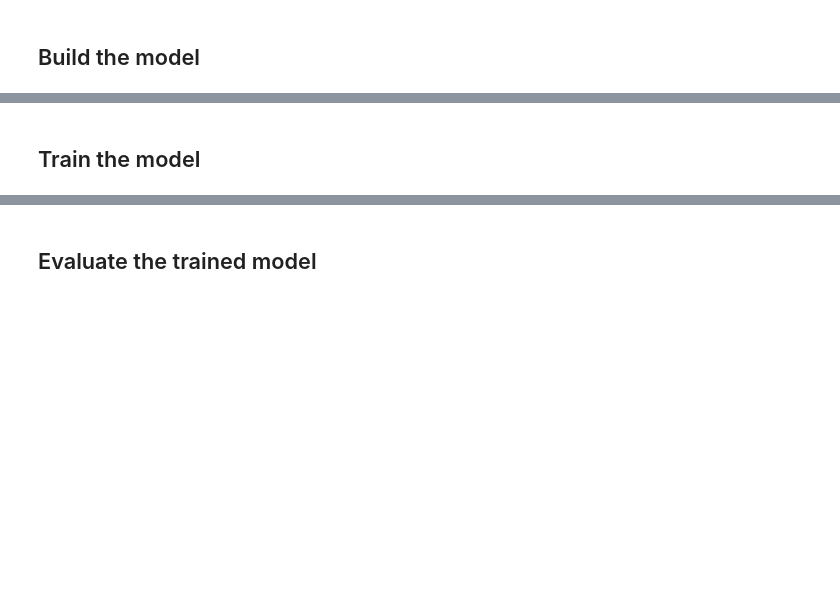
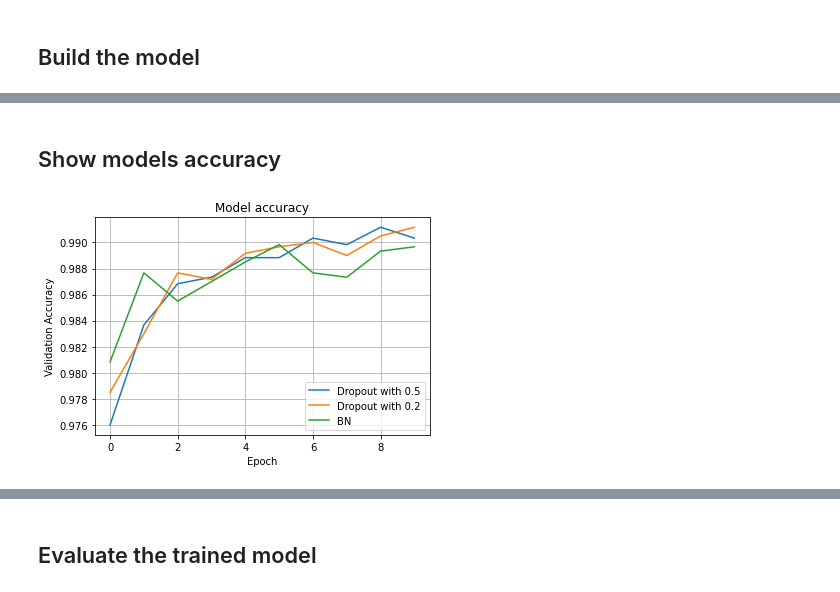
Before and after one commit to newgirlcarol/TFB103, a Jupyter notebook: examples/vision/ipynb/mnist_convnet.ipynb, the cells around one changed output, grey strips where cells are left out. Drawn from its saved outputs; the diff is of its cells as text; code cells hidden in the pictures; blank space fills up the shorter version.

```diff
--- a/examples/vision/ipynb/mnist_convnet.ipynb
+++ b/examples/vision/ipynb/mnist_convnet.ipynb
@@ -62,4 +62,4 @@ model_dropout5 = keras.Sequential(
 
 model_dropout5.compile(loss="categorical_crossentropy", optimizer="adam", metrics=["accuracy"])
 
-model_dropout5.fit(x_train, y_train, batch_size=batch_size, epochs=epochs, validation_split=0.1, workers=3)
+drop5 = model_dropout5.fit(x_train, y_train, batch_size=batch_size, epochs=epochs, validation_split=0.1, workers=3)
@@ -80,4 +101,4 @@ model_dropout2 = keras.Sequential(
 
 model_dropout2.compile(loss="categorical_crossentropy", optimizer="adam", metrics=["accuracy"])
 
-model_dropout2.fit(x_train, y_train, batch_size=batch_size, epochs=epochs, validation_split=0.1, workers=3)
+drop2 = model_dropout2.fit(x_train, y_train, batch_size=batch_size, epochs=epochs, validation_split=0.1, workers=3)
@@ -84,16 +126,17 @@ model_dropout2.fit(x_train, y_train, batch_size=batch_size, epochs=epochs, valid
 # %%
-model_dropout5 = keras.Sequential(
+model_BN = keras.Sequential(
     [
         keras.Input(shape=input_shape),
+        layers.BatchNormalization(),
         layers.Conv2D(32, kernel_size=(3, 3), activation="relu"),
         layers.MaxPooling2D(pool_size=(2, 2)),
         layers.Conv2D(64, kernel_size=(3, 3), activation="relu"),
         layers.MaxPooling2D(pool_size=(2, 2)),
-        layers.BatchNormalization(),
+        layers.Flatten(),
         layers.Dense(num_classes, activation="softmax"),
     ]
 )
 
-model_dropout5.compile(loss="categorical_crossentropy", optimizer="adam", metrics=["accuracy"])
+model_BN.compile(loss="categorical_crossentropy", optimizer="adam", metrics=["accuracy"])
 
-model_dropout5.fit(x_train, y_train, batch_size=batch_size, epochs=epochs, validation_split=0.1, workers=3)
+bn = model_BN.fit(x_train, y_train, batch_size=batch_size, epochs=epochs, validation_split=0.1, workers=3)
@@ -100,2 +163,0 @@ model_dropout5.fit(x_train, y_train, batch_size=batch_size, epochs=epochs, valid
-# %% [markdown]
-## Train the model
@@ -105,0 +164,17 @@ model_dropout5.fit(x_train, y_train, batch_size=batch_size, epochs=epochs, valid
+# %% [markdown]
+## Show models accuracy
+# %%
+# 比較多種模型準確度
+from matplotlib import pyplot as plt
+plt.plot(drop5.history['val_accuracy'])
+plt.plot(drop2.history['val_accuracy'])
+plt.plot(bn.history['val_accuracy'])
+
+plt.title('Model accuracy')
+plt.ylabel('Validation Accuracy')
+plt.xlabel('Epoch')
+plt.legend(['Dropout with 0.5', 'Dropout with 0.2', 'BN'], loc='lower right')
+plt.grid(True)
+plt.show()
+# %% [output]
+[figure, added]
```
Also changed, not shown: parts of 5 cells of this notebook.
